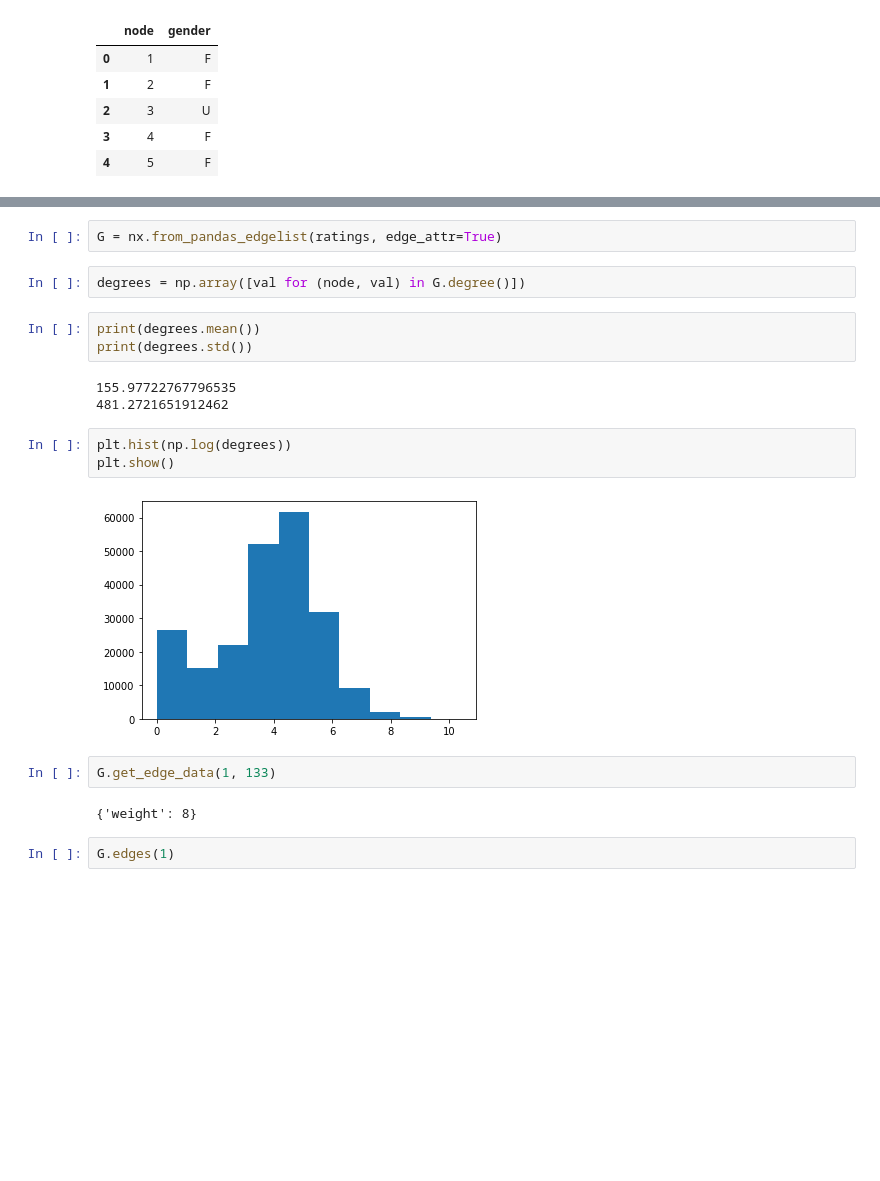
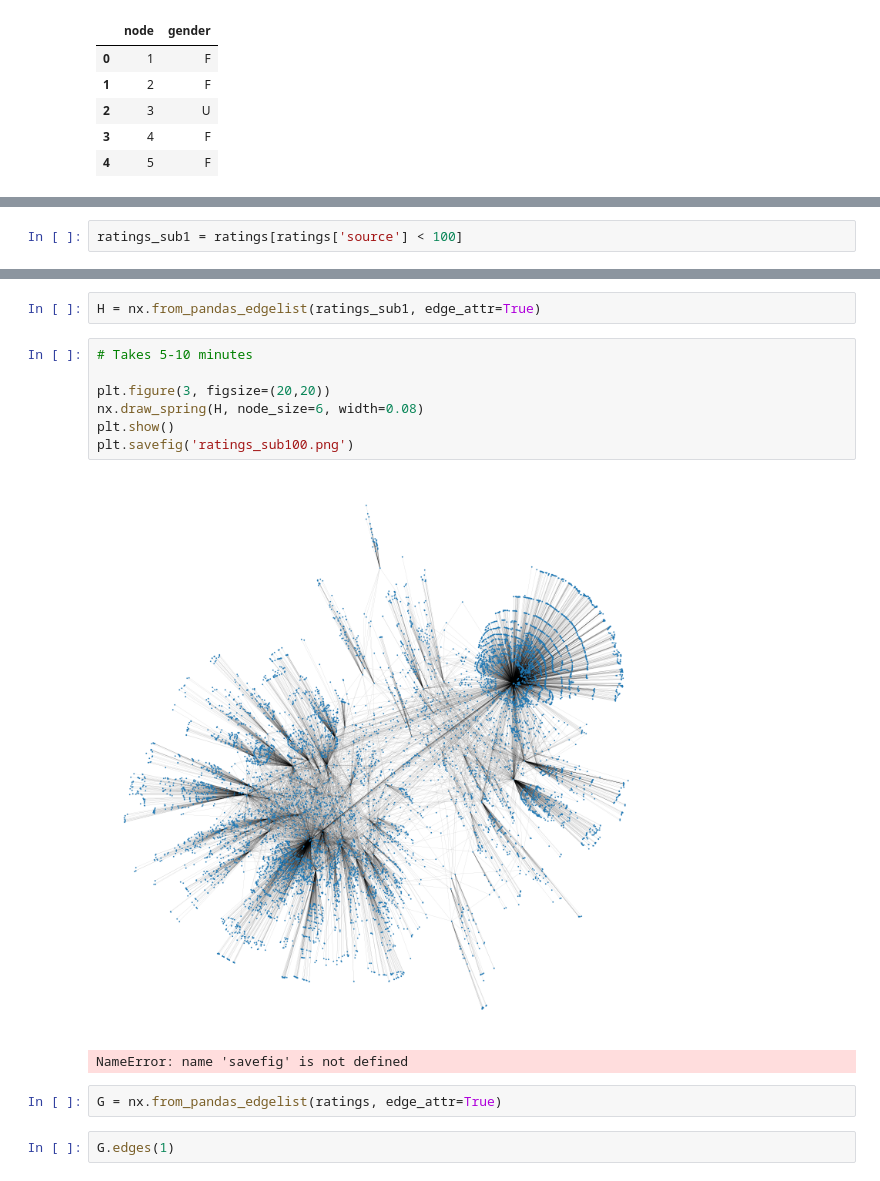
Before and after one commit to tomvopat/na2020-rating_profiles, a Jupyter notebook: rating_profiles.ipynb, the cells around one changed output, grey strips where cells are left out. Drawn from its saved outputs; the diff is of its cells as text; blank space fills up the shorter version.

```diff
--- a/rating_profiles.ipynb
+++ b/rating_profiles.ipynb
@@ -42,0 +115,2 @@ gender.head(5)
+# %%
+ratings_sub1 = ratings[ratings['source'] < 100]
@@ -52,22 +123,17 @@ plt.show()
+# %%
+H = nx.from_pandas_edgelist(ratings_sub1, edge_attr=True)
+# %%
+# Takes 5-10 minutes
+
+plt.figure(3, figsize=(20,20))
+nx.draw_spring(H, node_size=6, width=0.08)
+plt.show()
+plt.savefig('ratings_sub100.png')
+# %% [output]
+[figure, added]
+NameError: name 'savefig' is not defined
 # %%
 G = nx.from_pandas_edgelist(ratings, edge_attr=True)
-# %%
-degrees = np.array([val for (node, val) in G.degree()])
-# %%
-print(degrees.mean())
-print(degrees.std())
-# %% [output]
-155.97722767796535
-481.2721651912462
-# %%
-plt.hist(np.log(degrees))
-plt.show()
-# %% [output]
-[figure, removed]
-# %%
-G.get_edge_data(1, 133)
-# %% [output]
-{'weight': 8}
 # %%
 G.edges(1)
 # %% [output]
```
Also changed, not shown: parts of 11 cells of this notebook.
